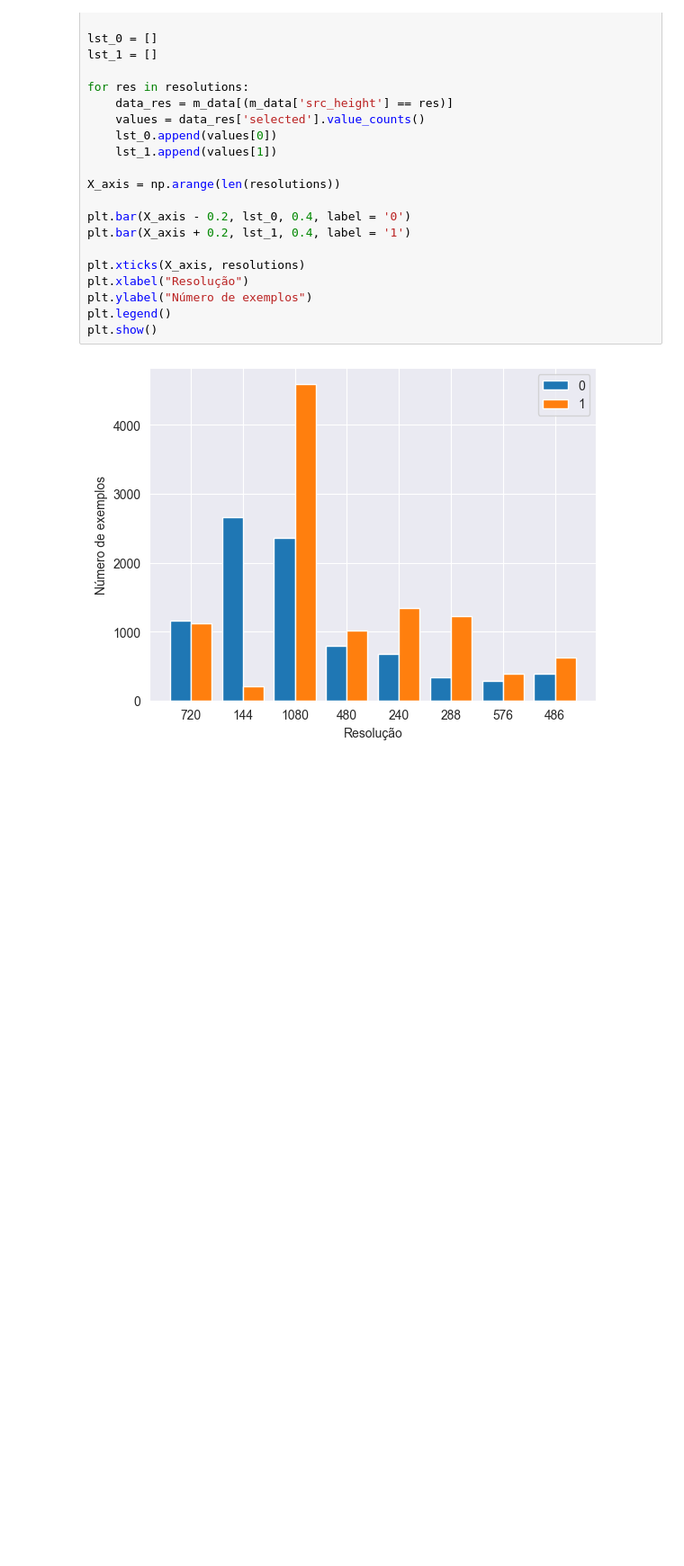
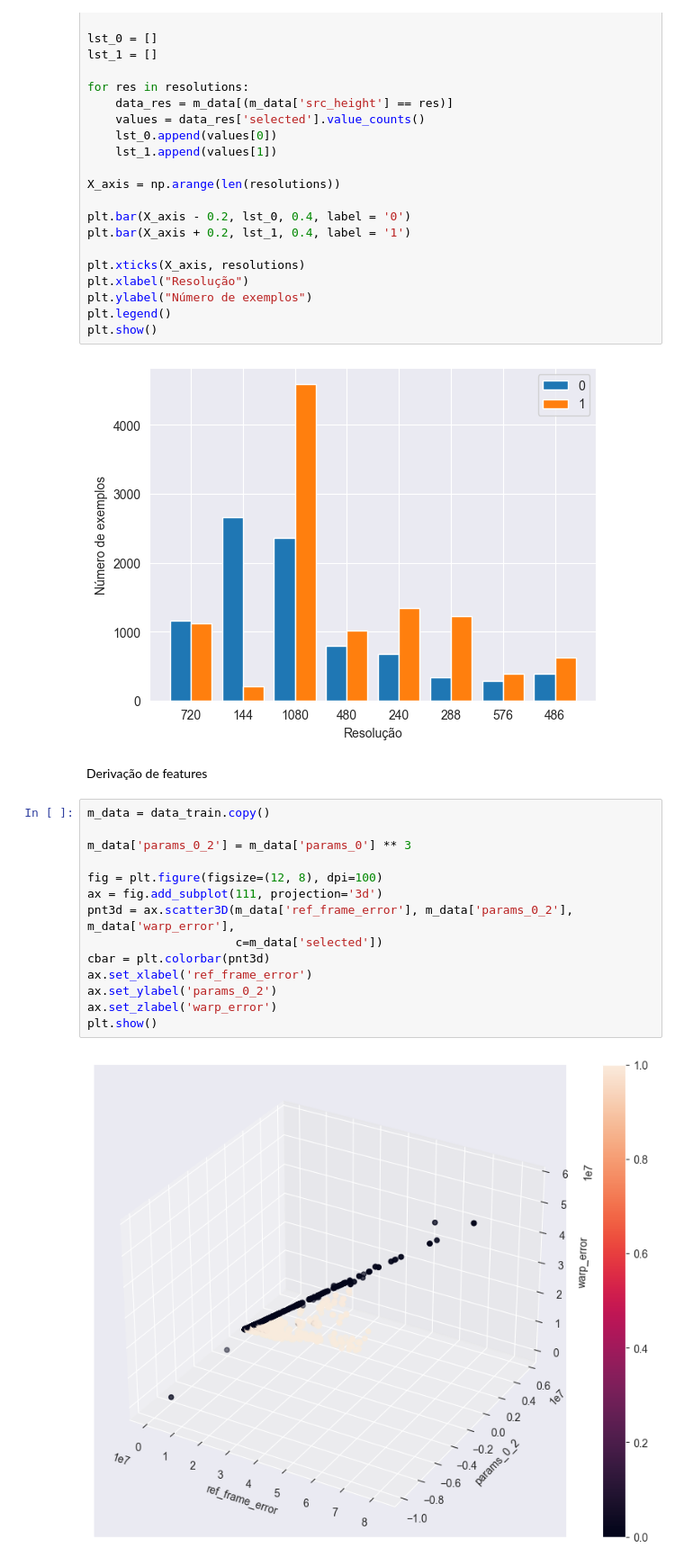
Before and after one commit to WKolodziejski/GWMC, a Jupyter notebook: notebooks/dataset_analysis.ipynb, the cells around one changed output. Shown at 90% size. Saved outputs shown, nothing was run; the diff lists cells and outputs as text; blank space fills up the shorter version.

```diff
--- a/notebooks/dataset_analysis.ipynb
+++ b/notebooks/dataset_analysis.ipynb
@@ -130,3 +130,21 @@ plt.legend()
 plt.show()
 # %% [output]
 [figure]
+# %% [markdown]
+Derivação de features
+# %%
+m_data = data_train.copy()
+
+m_data['params_0_2'] = m_data['params_0'] ** 3
+
+fig = plt.figure(figsize=(12, 8), dpi=100)
+ax = fig.add_subplot(111, projection='3d')
+pnt3d = ax.scatter3D(m_data['ref_frame_error'], m_data['params_0_2'], m_data['warp_error'],
+                     c=m_data['selected'])
+cbar = plt.colorbar(pnt3d)
+ax.set_xlabel('ref_frame_error')
+ax.set_ylabel('params_0_2')
+ax.set_zlabel('warp_error')
+plt.show()
+# %% [output]
+[figure, added]
```
Also changed, not shown: parts of 1 cell of this notebook, 1 other file.
